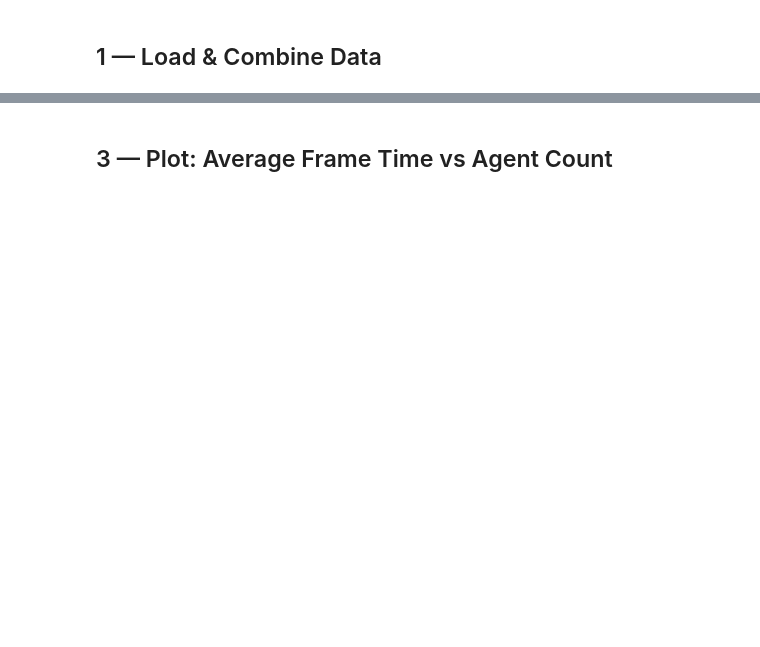
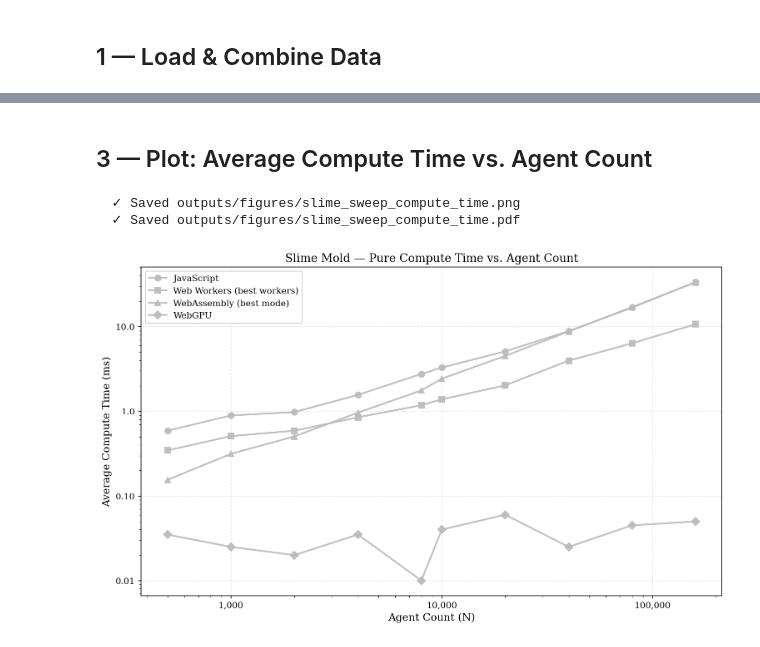
Before and after one commit to Morgs27/dissertation, a Jupyter notebook: benchmark-analysis/notebooks/01_slime_sweep_performance.ipynb, the cells around one changed output, grey strips where cells are left out. Drawn from its saved outputs; the diff is of its cells as text; code cells hidden in the pictures; blank space fills up the shorter version.

```diff
--- a/benchmark-analysis/notebooks/01_slime_sweep_performance.ipynb
+++ b/benchmark-analysis/notebooks/01_slime_sweep_performance.ipynb
@@ -55,43 +88,43 @@ plot_df[["method", "renderMode", "agentCount", "avgExecutionMs"]].head(15)
 # %% [markdown]
-## 3 — Plot: Average Frame Time vs Agent Count
+## 3 — Plot: Average Compute Time vs. Agent Count
 # %%
 import matplotlib.pyplot as plt
 import matplotlib.ticker as ticker
-import numpy as np
 
 fig, ax = plt.subplots(figsize=(10, 6))
 
-# Define line groups
-groups = [
-    ("JavaScript",   "cpu", "-",  "o", METHOD_LABELS["JavaScript"]),
-    ("WebWorkers",   "cpu", "-",  "s", f"{METHOD_LABELS['WebWorkers']} (best workers)"),
-    ("WebAssembly",  "cpu", "-",  "^", f"{METHOD_LABELS['WebAssembly']} (best mode)"),
-    ("WebGPU",       "cpu", "-",  "D", f"{METHOD_LABELS['WebGPU']} (CPU render)"),
-    ("WebGPU",       "gpu", "--", "D", f"{METHOD_LABELS['WebGPU']} (GPU render)"),
-]
+markers = {"JavaScript": "o", "WebWorkers": "s", "WebAssembly": "^", "WebGPU": "D"}
 
-for method, render, ls, marker, label in groups:
-    subset = plot_df[(plot_df["method"] == method) & (plot_df["renderMode"] == render)]
+for method in METHOD_ORDER:
+    subset = plot_df[plot_df["method"] == method].sort_values("agentCount")
     if subset.empty:
         continue
+    label = METHOD_LABELS[method]
+    if method == "WebWorkers":
+        label += " (best workers)"
+    elif method == "WebAssembly":
+        label += " (best mode)"
     ax.plot(
         subset["agentCount"],
-        subset["avgExecutionMs"],
-        linestyle=ls,
-        marker=marker,
+        subset["avgComputeTime"],
+        marker=markers.get(method, "o"),
         color=get_method_color(method),
         label=label,
         alpha=0.9,
     )
 
 ax.set_xscale("log")
 ax.set_yscale("log")
 ax.set_xlabel("Agent Count (N)")
-ax.set_ylabel("Average Frame Time (ms)")
-ax.set_title("Slime Mold — Average Frame Execution Time vs. Agent Count")
+ax.set_ylabel("Average Compute Time (ms)")
+ax.set_title("Slime Mold — Pure Compute Time vs. Agent Count")
 ax.legend(loc="upper left")
 ax.xaxis.set_major_formatter(ticker.FuncFormatter(lambda x, _: f"{int(x):,}"))
-ax.yaxis.set_major_formatter(ticker.FuncFormatter(lambda y, _: f"{y:.1f}"))
+ax.yaxis.set_major_formatter(ticker.FuncFormatter(lambda y, _: f"{y:.2f}" if y < 1 else f"{y:.1f}"))
 
-save_figure(fig, "slime_sweep_avg_frame_time")
+save_figure(fig, "slime_sweep_compute_time")
 plt.show()
+# %% [output]
+  ✓ Saved outputs/figures/slime_sweep_compute_time.png
+  ✓ Saved outputs/figures/slime_sweep_compute_time.pdf
+[figure, added]
```
Also changed, not shown: parts of 8 cells of this notebook, 6 other files.
